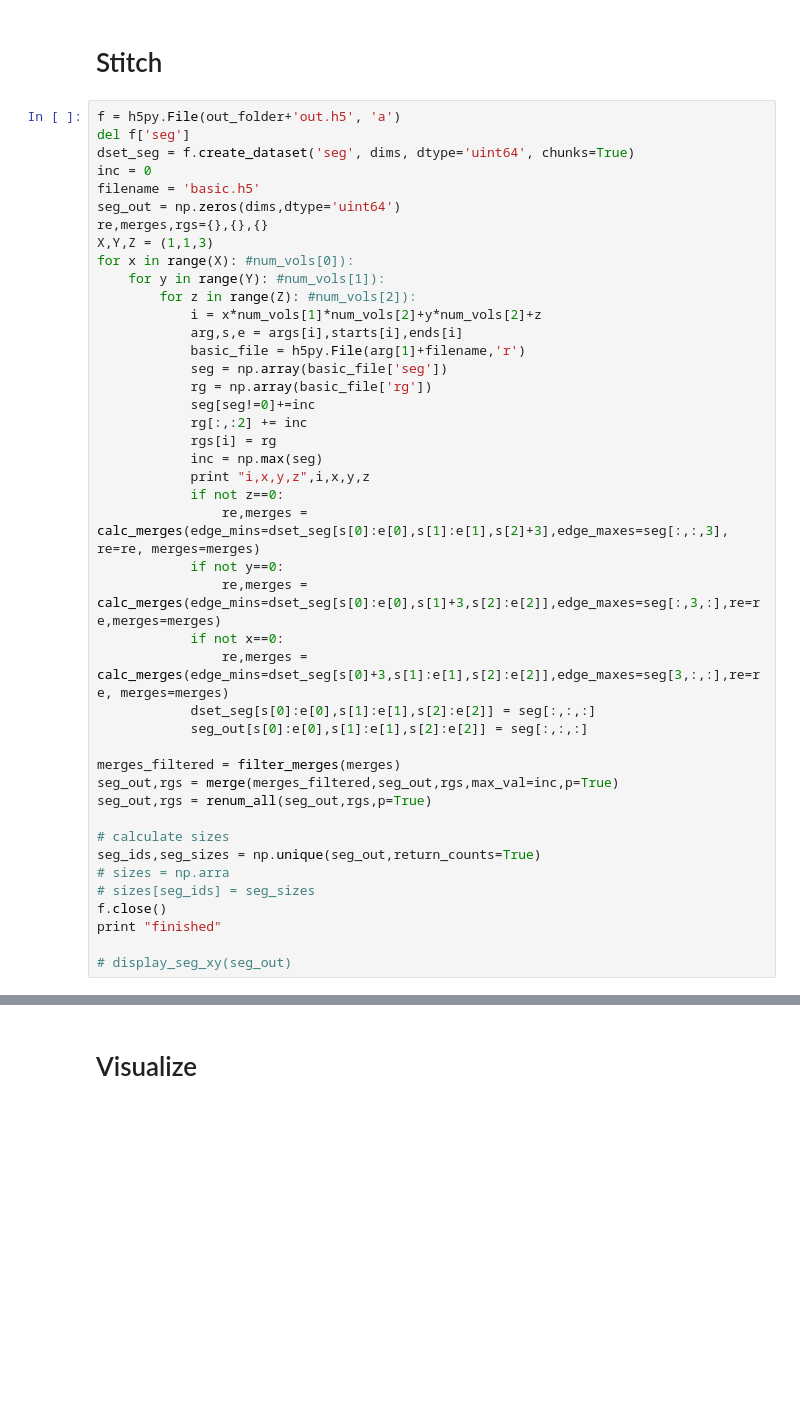
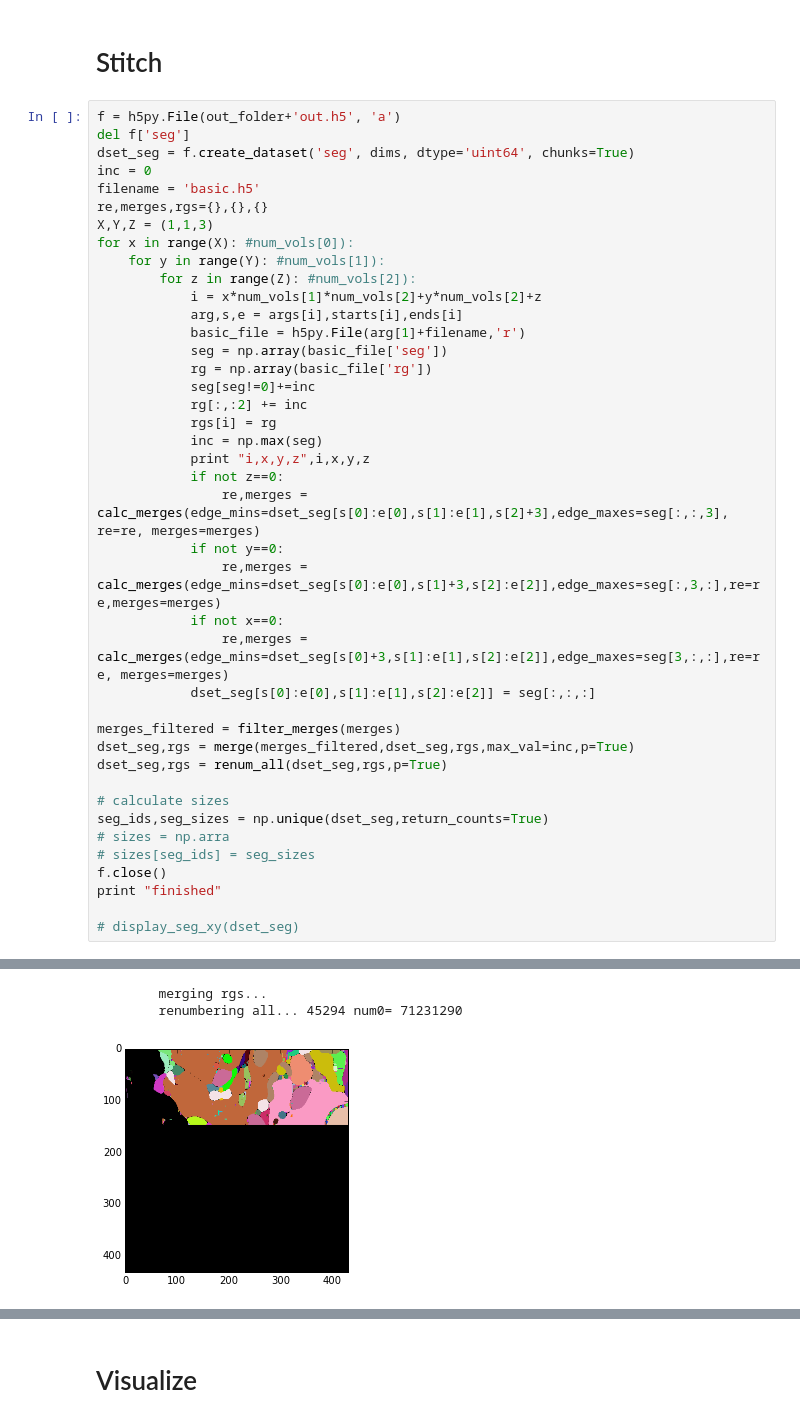
Before and after one commit to csinva/conv-net-scripts, a Jupyter notebook: src_cython/par_tests_3.ipynb, the cells around one changed output, grey strips where cells are left out. Saved outputs shown, nothing was run; the diff lists cells and outputs as text; blank space fills up the shorter version.

Commit message:
only use dset_seg

```diff
--- a/src_cython/par_tests_3.ipynb
+++ b/src_cython/par_tests_3.ipynb
@@ -102,7 +102,6 @@ del f['seg']
 dset_seg = f.create_dataset('seg', dims, dtype='uint64', chunks=True)
 inc = 0
 filename = 'basic.h5'
-seg_out = np.zeros(dims,dtype='uint64')
 re,merges,rgs={},{},{}
 X,Y,Z = (1,1,3)
 for x in range(X): #num_vols[0]):
@@ -125,20 +124,19 @@ for x in range(X): #num_vols[0]):
             if not x==0:
                 re,merges = calc_merges(edge_mins=dset_seg[s[0]+3,s[1]:e[1],s[2]:e[2]],edge_maxes=seg[3,:,:],re=re, merges=merges)
             dset_seg[s[0]:e[0],s[1]:e[1],s[2]:e[2]] = seg[:,:,:]
-            seg_out[s[0]:e[0],s[1]:e[1],s[2]:e[2]] = seg[:,:,:]
 
 merges_filtered = filter_merges(merges)
-seg_out,rgs = merge(merges_filtered,seg_out,rgs,max_val=inc,p=True)
-seg_out,rgs = renum_all(seg_out,rgs,p=True)
+dset_seg,rgs = merge(merges_filtered,dset_seg,rgs,max_val=inc,p=True)
+dset_seg,rgs = renum_all(dset_seg,rgs,p=True)
 
 # calculate sizes
-seg_ids,seg_sizes = np.unique(seg_out,return_counts=True)
+seg_ids,seg_sizes = np.unique(dset_seg,return_counts=True)
 # sizes = np.arra
 # sizes[seg_ids] = seg_sizes
 f.close()
 print "finished"
 
-# display_seg_xy(seg_out)
+# display_seg_xy(dset_seg)
 # %% [output]
 i,x,y,z 0 0 0 0
 i,x,y,z 1 0 0 1
@@ -149,2 +147,5 @@ i,x,y,z 2 0 0 2
         after nsegs= 45294 num0= 71231290
 [figure]
+        merging rgs...
+        renumbering all... 45294 num0= 71231290
+[figure, added]
```
Also changed, not shown: parts of 3 cells of this notebook.
